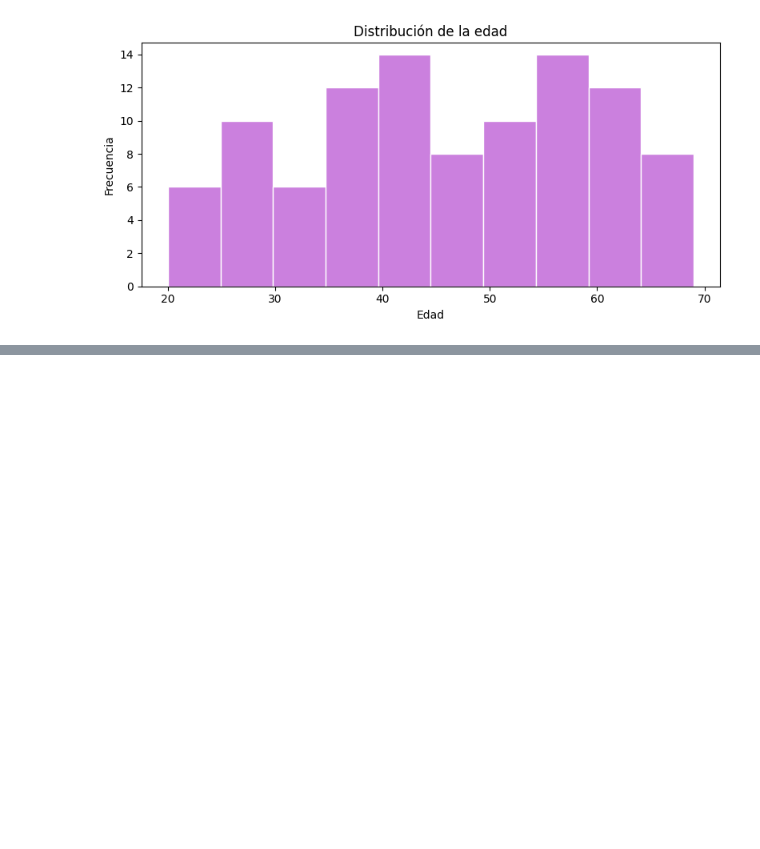
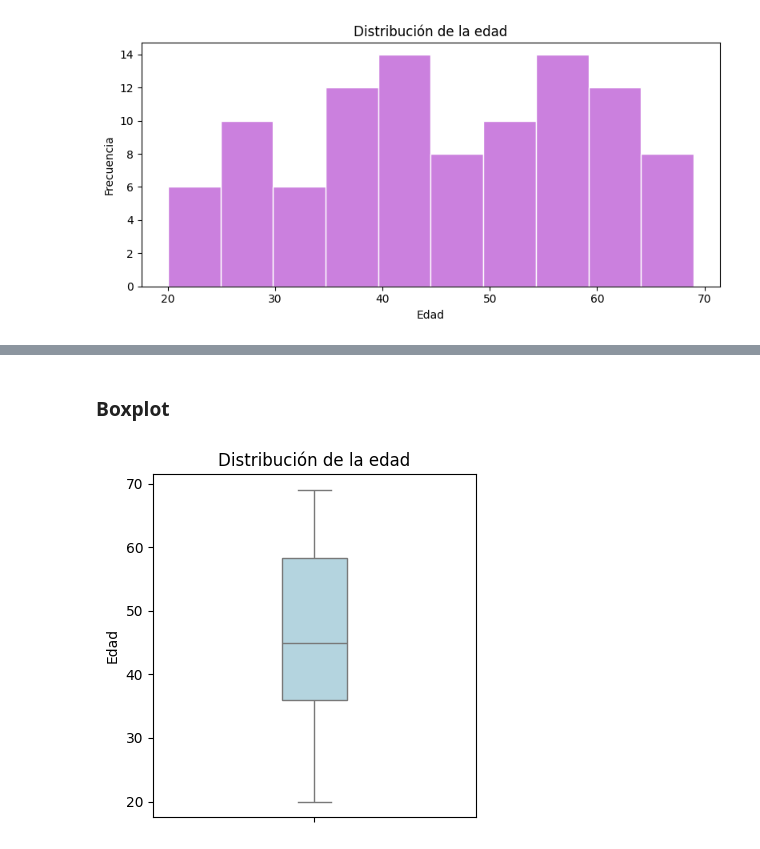
Before and after one commit to jeguns/EP7192, a Jupyter notebook: Capitulo 1/Unidad_1_Python.ipynb, the cells around one changed output, grey strips where cells are left out. Saved outputs shown, nothing was run; the diff lists cells and outputs as text; code cells hidden in the pictures; blank space fills up the shorter version.

```diff
--- a/Capitulo 1/Unidad_1_Python.ipynb
+++ b/Capitulo 1/Unidad_1_Python.ipynb
@@ -683,0 +703,12 @@ plt.show()
+# %% [markdown]
+### Boxplot
+# %%
+plt.figure(figsize=(4, 4))
+sns.boxplot(y='Edad', data=datos, color='lightblue', width=0.2)
+plt.title("Distribución de la edad")
+plt.ylabel("Edad")
+plt.xlabel("")
+plt.tight_layout()
+plt.show()
+# %% [output]
+[figure, added]
```
Also changed, not shown: parts of 12 cells of this notebook.
